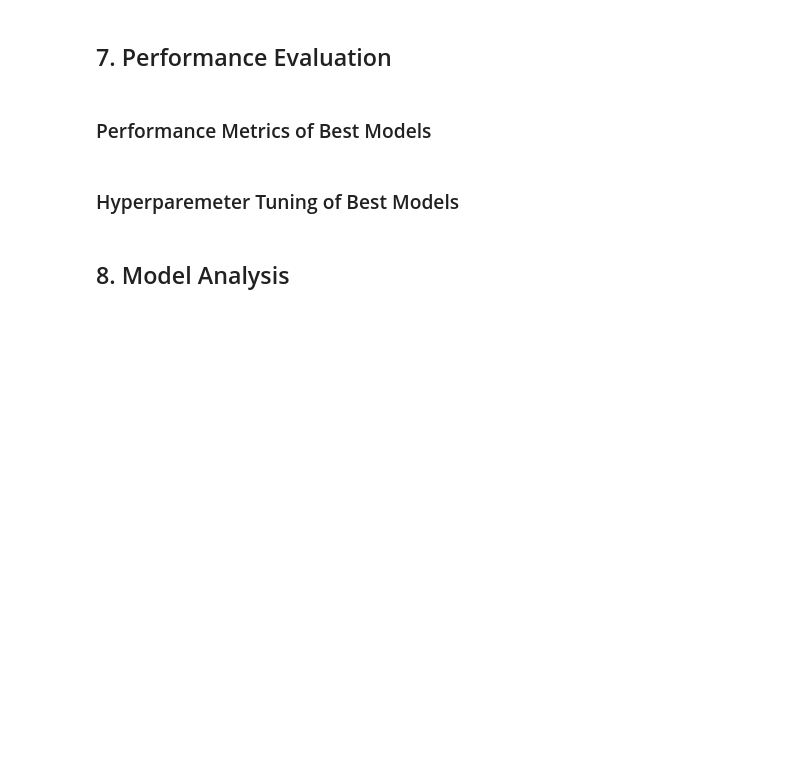
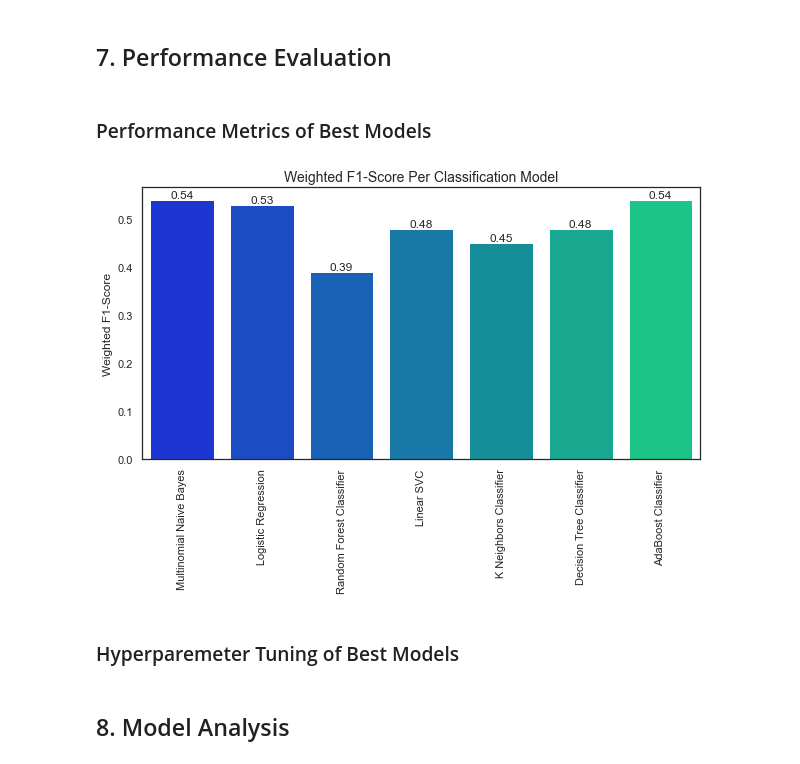
Before and after one commit to Lizette95/Team_RM5_ClassificationPredict_Notebook, a Jupyter notebook: Team_RM5_ClassificationNotebook.ipynb, the cells around one changed output. Drawn from its saved outputs; the diff is of its cells as text; code cells hidden in the pictures; blank space fills up the shorter version.

```diff
--- a/Team_RM5_ClassificationNotebook.ipynb
+++ b/Team_RM5_ClassificationNotebook.ipynb
@@ -595,0 +675,10 @@ X_train, X_val, y_train, y_val = train_test_split(X, y, test_size=0.3, random_st
+# %%
+from sklearn.ensemble import RandomForestClassifier
+rf = RandomForestClassifier(n_estimators=100, max_depth=5, max_features=1, random_state=42)
+rf.fit(X_train, y_train)
+RF_predictions = rf.predict(X_val)
+
+print(classification_report(y_val, RF_predictions))
+print('accuracy %s' % accuracy_score(RF_predictions, y_val))
+
+rf_f1 = round(f1_score(y_val, RF_predictions, average='weighted'),2)
@@ -595,0 +700,10 @@ X_train, X_val, y_train, y_val = train_test_split(X, y, test_size=0.3, random_st
+# %%
+from sklearn.tree import DecisionTreeClassifier
+dt = DecisionTreeClassifier(max_depth=5)
+dt.fit(X_train, y_train)
+DT_predictions = dt.predict(X_val)
+
+print(classification_report(y_val, DT_predictions))
+print('accuracy %s' % accuracy_score(DT_predictions, y_val))
+
+dt_f1 = round(f1_score(y_val, DT_predictions, average='weighted'),2)
@@ -595,0 +725,10 @@ X_train, X_val, y_train, y_val = train_test_split(X, y, test_size=0.3, random_st
+# %%
+from sklearn.ensemble import AdaBoostClassifier
+ad = AdaBoostClassifier()
+ad.fit(X_train, y_train)
+AB_predictions = ad.predict(X_val)
+
+print(classification_report(y_val, AB_predictions))
+print('accuracy %s' % accuracy_score(AB_predictions, y_val))
+
+ad_f1 = round(f1_score(y_val, AB_predictions, average='weighted'),2)
@@ -598,6 +750,21 @@ X_train, X_val, y_train, y_val = train_test_split(X, y, test_size=0.3, random_st
 ## 7. Performance Evaluation
 # %% [markdown]
 ### Performance Metrics of Best Models
+# %%
+# Compare Weighted F1-Scores Between Models
+fig,axis = plt.subplots(figsize=(10, 5))
+rmse_x = ['Multinomial Naive Bayes','Logistic Regression','Random Forest Classifier','Linear SVC','K Neighbors Classifier','Decision Tree Classifier','AdaBoost Classifier']
+rmse_y = [multinb_f1,logreg_f1,rf_f1,svc_f1,kn_f1,dt_f1,ad_f1]
+ax = sns.barplot(x=rmse_x, y=rmse_y,palette='winter')
+plt.title('Weighted F1-Score Per Classification Model',fontsize=14)
+plt.xticks(rotation=90)
+plt.ylabel('Weighted F1-Score')
+for p in ax.patches:
+    ax.text(p.get_x() + p.get_width()/2, p.get_y() + p.get_height(), round(p.get_height(),2), fontsize=12, ha="center", va='bottom')
+
+plt.show()
+# %% [output]
+[figure, added]
 # %% [markdown]
 ### Hyperparemeter Tuning of Best Models
 # %% [markdown]
```
Also changed, not shown: parts of 19 cells of this notebook.
